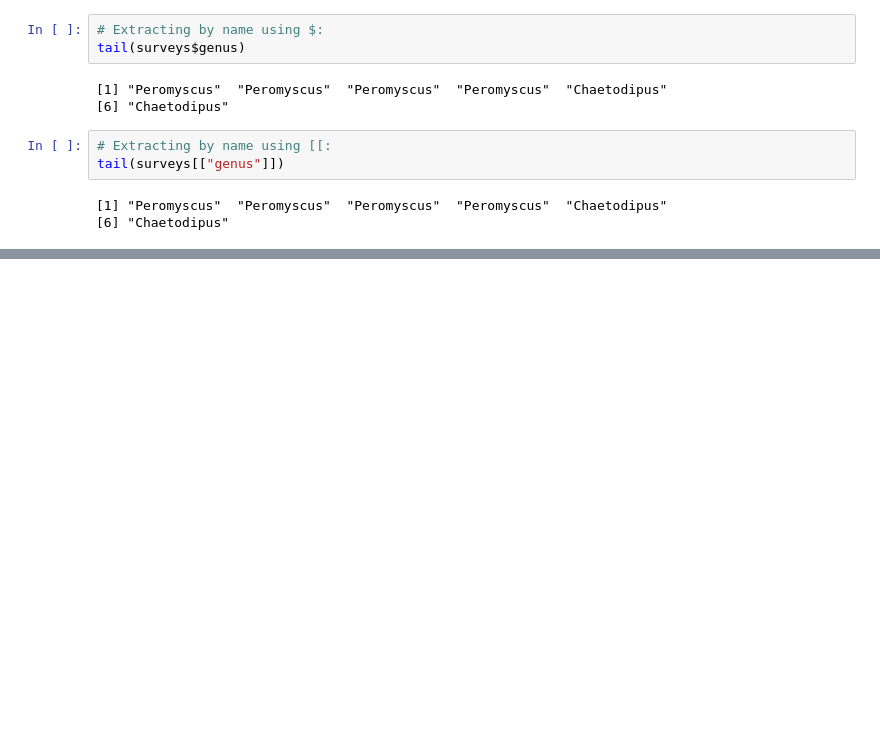
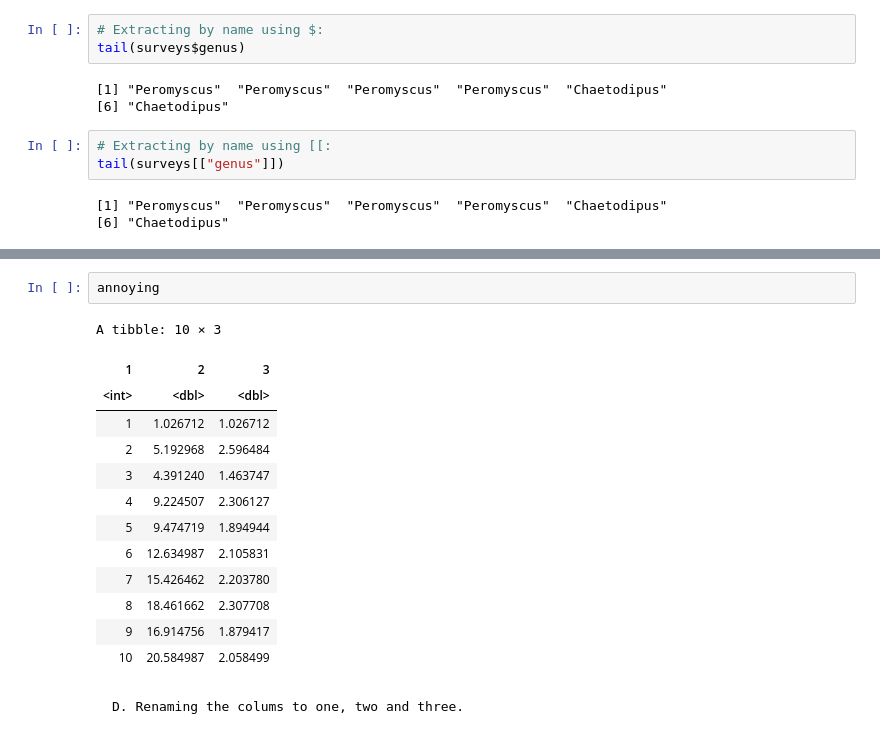
Before and after one commit to janevskistefan/R-for-Ecology, a Jupyter notebook: 02 - Starting with data/reading_data.ipynb, the cells around one changed output, grey strips where cells are left out. Drawn from its saved outputs; the diff is of its cells as text; blank space fills up the shorter version.

```diff
--- a/02 - Starting with data/reading_data.ipynb
+++ b/02 - Starting with data/reading_data.ipynb
@@ -279,0 +377,18 @@ A tibble: 1 × 1
+# %%
+annoying
+# %% [output]
+A tibble: 10 × 3
+| 1 | 2 | 3 |
+| <int> | <dbl> | <dbl> |
+| 1 | 1.026712 | 1.026712 |
+| 2 | 5.192968 | 2.596484 |
+| 3 | 4.391240 | 1.463747 |
+| 4 | 9.224507 | 2.306127 |
+| 5 | 9.474719 | 1.894944 |
+| 6 | 12.634987 | 2.105831 |
+| 7 | 15.426462 | 2.203780 |
+| 8 | 18.461662 | 2.307708 |
+| 9 | 16.914756 | 1.879417 |
+| 10 | 20.584987 | 2.058499 |
+# %% [markdown]
+    D. Renaming the colums to one, two and three.
```
Also changed, not shown: parts of 47 cells of this notebook.
